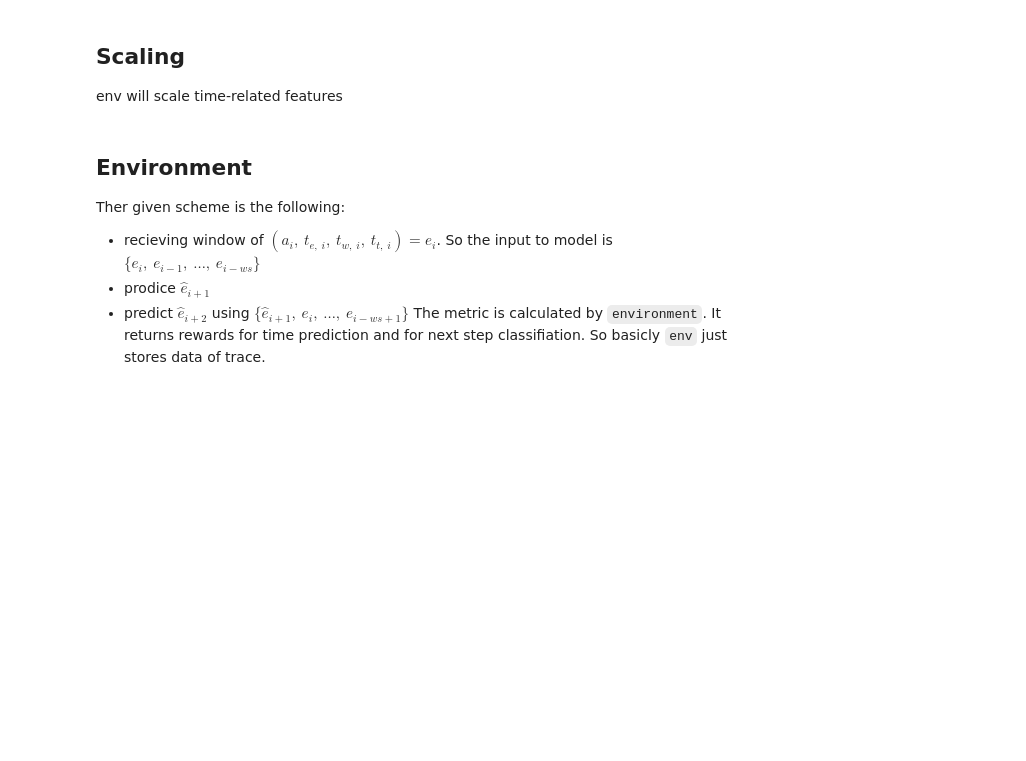
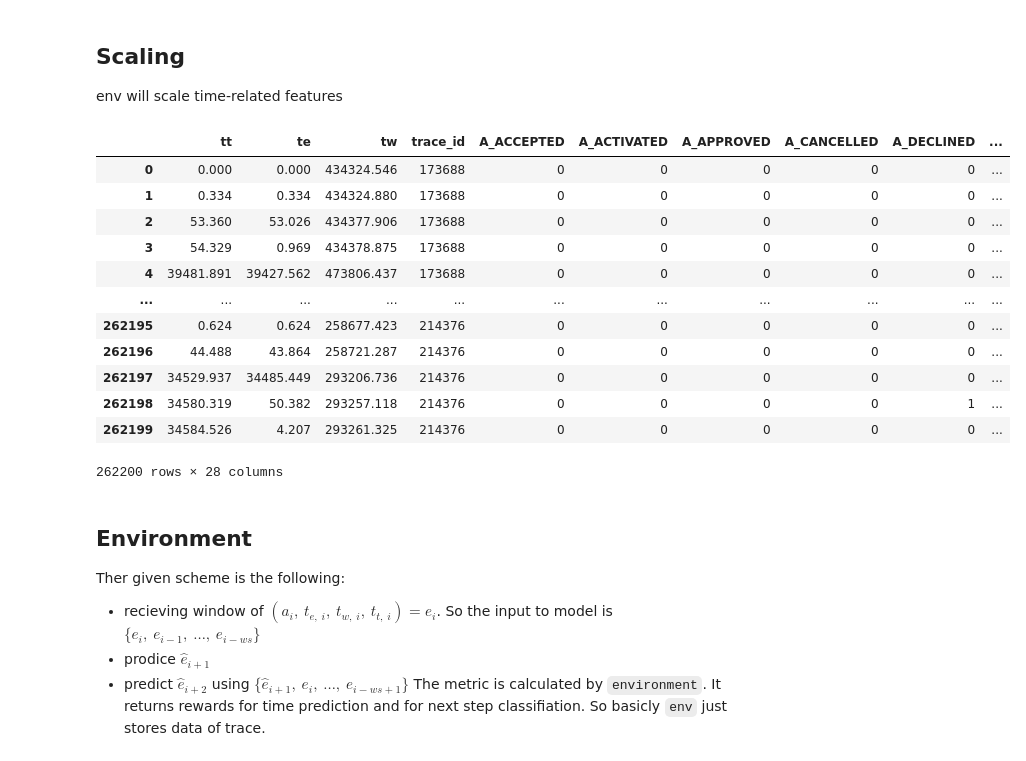
Before and after one commit to lemikhovalex/rl4pm, a Jupyter notebook: rl4pm_one_step_env.ipynb, the cells around one changed output. Drawn from its saved outputs; the diff is of its cells as text; code cells hidden in the pictures; blank space fills up the shorter version.

```diff
--- a/rl4pm_one_step_env.ipynb
+++ b/rl4pm_one_step_env.ipynb
@@ -29,10 +29,10 @@ cpu = torch.device("cpu")
 In the article only (activity, time_stamp) is used. Also leave trace id
 # %%
 try:
-    df = pd.read_csv('bpi_12_preprocessed.csv')
+    df = pd.read_csv('datasets/bpi_12_preprocessed.csv')
 
 except FileNotFoundError:
-    file_path = 'BPI_Challenge_2012.xes'
+    file_path = 'datasets/BPI_Challenge_2012.xes'
     event_log = pm4py.read_xes(file_path)
     start_activities = pm4py.get_start_activities(event_log)
     end_activities = pm4py.get_end_activities(event_log)
@@ -44,7 +44,7 @@ except FileNotFoundError:
     prepro = preprocessing.DfPreprocesser()
     prepro.fit(df)
     df = prepro.transform(df)
-    df.to_csv('bpi_12_preprocessed.csv', index=False)
+    df.to_csv('datasets/bpi_12_preprocessed.csv', index=False)
 # %%
 n_classes = df.drop(columns=['te', 'tw', 'tt', 'trace_id']).shape[1]
 n_classes
@@ -61,6 +61,22 @@ window_size = 2
 # %% [markdown]
 ## Scaling
 env will scale time-related features
+# %%
+df
+# %% [output]
+|  | tt | te | tw | trace_id | A_ACCEPTED | A_ACTIVATED | A_APPROVED | A_CANCELLED | A_DECLINED | ... |
+| 0 | 0.000 | 0.000 | 434324.546 | 173688 | 0 | 0 | 0 | 0 | 0 | ... |
+| 1 | 0.334 | 0.334 | 434324.880 | 173688 | 0 | 0 | 0 | 0 | 0 | ... |
+| 2 | 53.360 | 53.026 | 434377.906 | 173688 | 0 | 0 | 0 | 0 | 0 | ... |
+| 3 | 54.329 | 0.969 | 434378.875 | 173688 | 0 | 0 | 0 | 0 | 0 | ... |
+| 4 | 39481.891 | 39427.562 | 473806.437 | 173688 | 0 | 0 | 0 | 0 | 0 | ... |
+| ... | ... | ... | ... | ... | ... | ... | ... | ... | ... | ... |
+| 262195 | 0.624 | 0.624 | 258677.423 | 214376 | 0 | 0 | 0 | 0 | 0 | ... |
+| 262196 | 44.488 | 43.864 | 258721.287 | 214376 | 0 | 0 | 0 | 0 | 0 | ... |
+| 262197 | 34529.937 | 34485.449 | 293206.736 | 214376 | 0 | 0 | 0 | 0 | 0 | ... |
+| 262198 | 34580.319 | 50.382 | 293257.118 | 214376 | 0 | 0 | 0 | 0 | 1 | ... |
+| 262199 | 34584.526 | 4.207 | 293261.325 | 214376 | 0 | 0 | 0 | 0 | 0 | ... |
+262200 rows × 28 columns
 # %%
 column_feature = {'te': 0, 'tt': 1, 'tw': 2}
 scaler = preprocessing.PaperScaler(column_features=column_feature)
```
Also changed, not shown: 4 other files.
